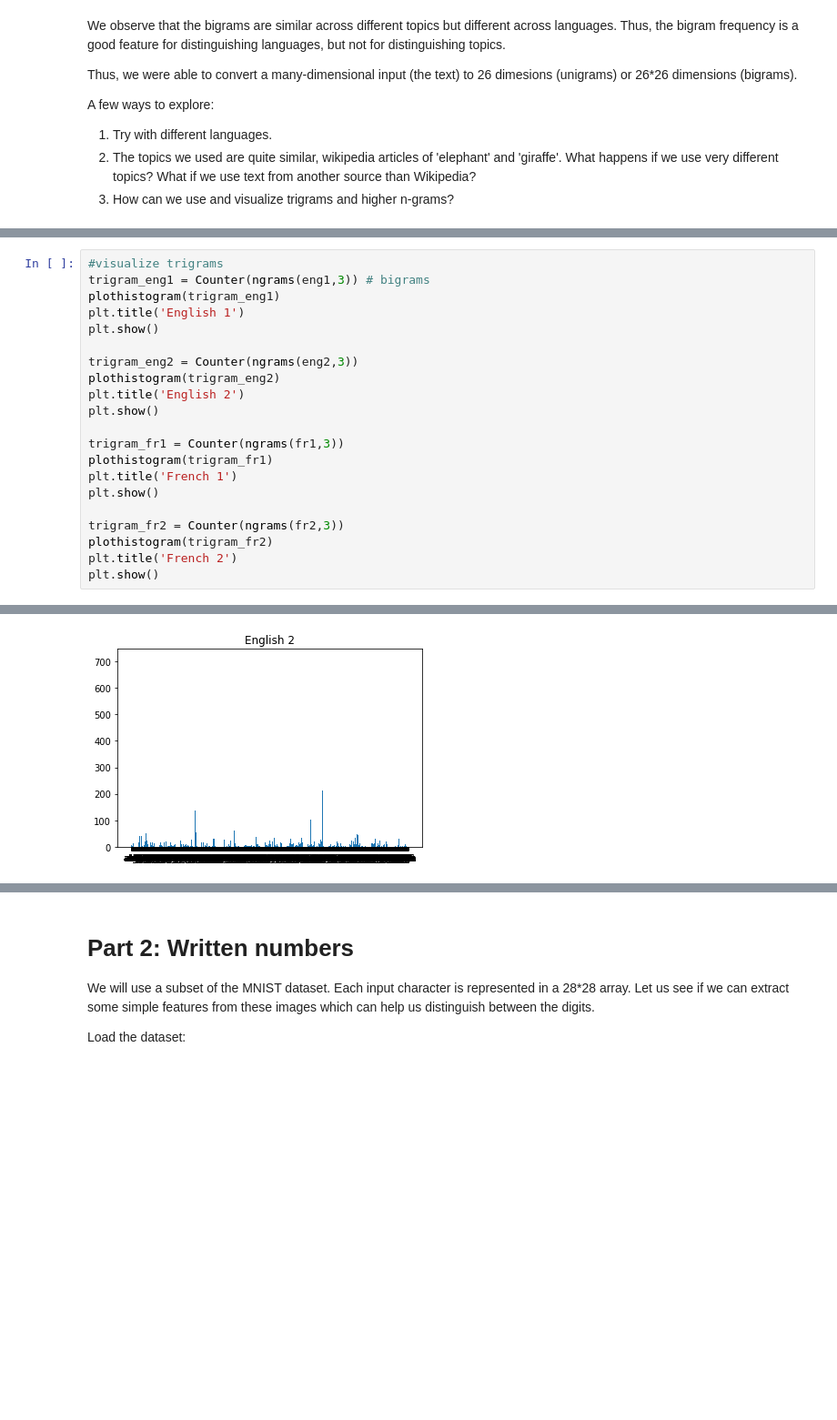
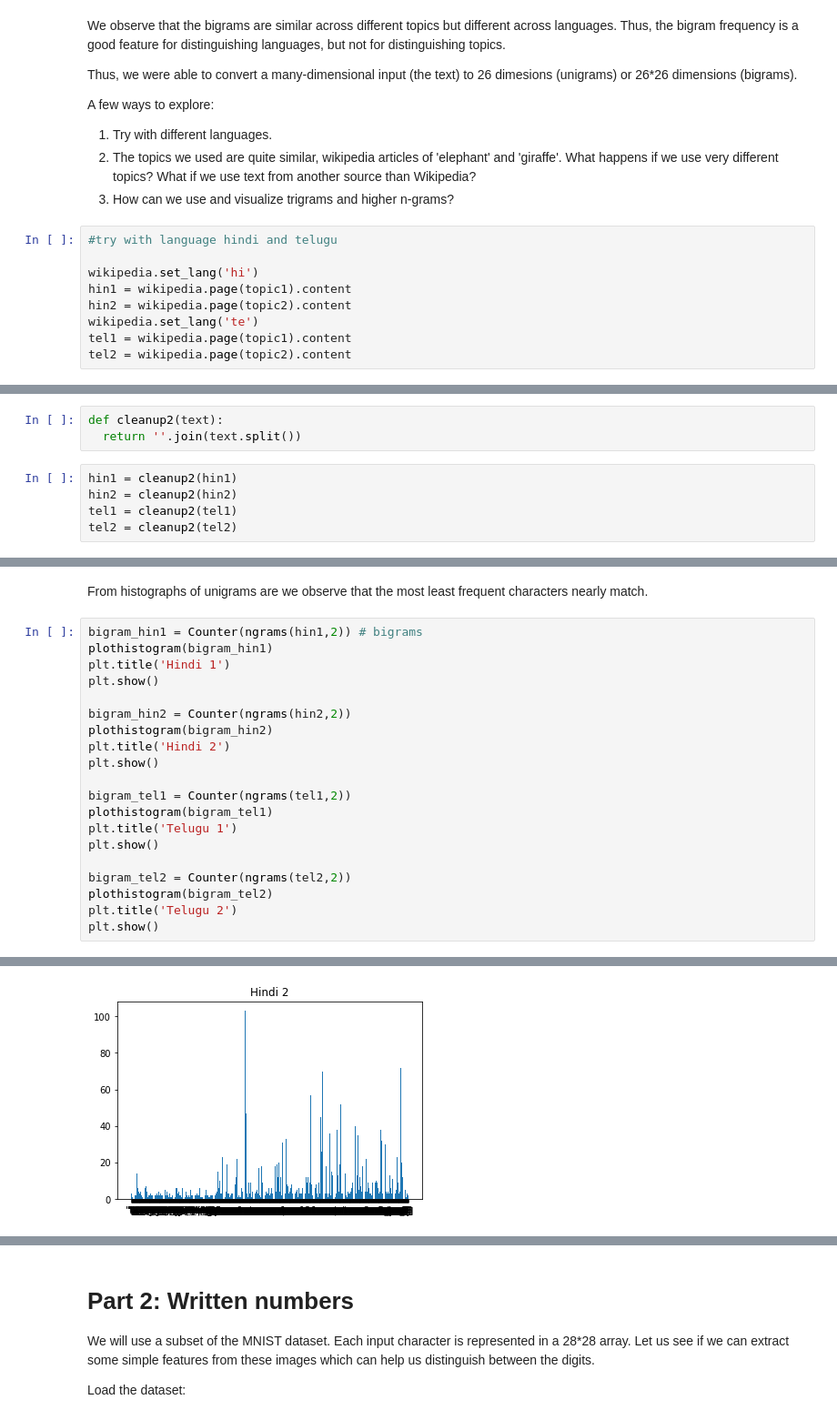
Before and after one commit to Mahendra275/fmml2021, a Jupyter notebook: Lab1_Features.ipynb, the cells around one changed output, grey strips where cells are left out. Shown at 91% size. Cells and saved outputs as stored; diff of their text form; blank space fills up the shorter version.

```diff
--- a/Lab1_Features.ipynb
+++ b/Lab1_Features.ipynb
@@ -236,3 +229,12 @@ A few ways to explore:
 1. Try with different languages.
 2. The topics we used are quite similar, wikipedia articles of 'elephant' and 'giraffe'. What happens if we use very different topics? What if we use text from another source than Wikipedia?
 3. How can we use and visualize trigrams and higher n-grams?
+# %%
+#try with language hindi and telugu
+
+wikipedia.set_lang('hi')
+hin1 = wikipedia.page(topic1).content
+hin2 = wikipedia.page(topic2).content
+wikipedia.set_lang('te')
+tel1 = wikipedia.page(topic1).content
+tel2 = wikipedia.page(topic2).content
@@ -238,0 +244,8 @@ A few ways to explore:
+# %%
+def cleanup2(text):
+  return ''.join(text.split())
+# %%
+hin1 = cleanup2(hin1)
+hin2 = cleanup2(hin2)
+tel1 = cleanup2(tel1)
+tel2 = cleanup2(tel2)
@@ -239,22 +324,23 @@ A few ways to explore:
+# %% [markdown]
+From histographs of unigrams are we observe that the most least frequent characters nearly match.
 # %%
-#visualize trigrams
-trigram_eng1 = Counter(ngrams(eng1,3)) # bigrams
-plothistogram(trigram_eng1)
-plt.title('English 1')
+bigram_hin1 = Counter(ngrams(hin1,2)) # bigrams
+plothistogram(bigram_hin1)
+plt.title('Hindi 1')
 plt.show()
 
-trigram_eng2 = Counter(ngrams(eng2,3))
-plothistogram(trigram_eng2)
-plt.title('English 2')
+bigram_hin2 = Counter(ngrams(hin2,2))
+plothistogram(bigram_hin2)
+plt.title('Hindi 2')
 plt.show()
 
-trigram_fr1 = Counter(ngrams(fr1,3))
-plothistogram(trigram_fr1)
-plt.title('French 1')
+bigram_tel1 = Counter(ngrams(tel1,2))
+plothistogram(bigram_tel1)
+plt.title('Telugu 1')
 plt.show()
 
-trigram_fr2 = Counter(ngrams(fr2,3))
-plothistogram(trigram_fr2)
-plt.title('French 2')
+bigram_tel2 = Counter(ngrams(tel2,2))
+plothistogram(bigram_tel2)
+plt.title('Telugu 2')
 plt.show()
 # %% [output]
@@ -262 +375 @@ plt.show()
-[figure, old version]
+[figure, new version]
```
Also changed, not shown: parts of 12 cells of this notebook.
